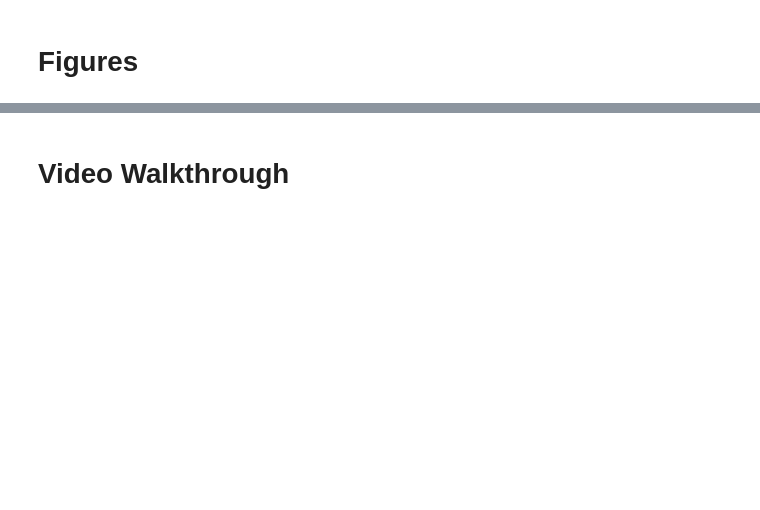
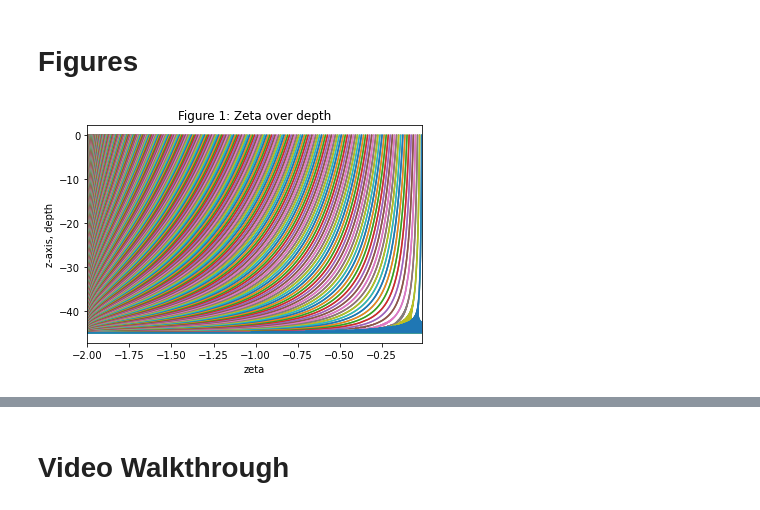
Before and after one commit to ariacreque/4610-Final-Project---Simple-Groundwater-Flow-Models-for-Seawater-Intrusion, a Jupyter notebook: Final Project(1).ipynb, the cells around one changed output, grey strips where cells are left out. Drawn from its saved outputs; the diff is of its cells as text; code cells hidden in the pictures; blank space fills up the shorter version.

```diff
--- a/Final Project(1).ipynb
+++ b/Final Project(1).ipynb
@@ -198,2 +225,98 @@ A[-1,:] = zeta0_b
 # %% [markdown]
 # Figures
+# %%
+
+### Figure 1 ###
+
+for l in range(0,len(Mf)):
+    plt.plot((Mf[l,:]),z)
+    plt.xlim(-2,-0.01)
+    plt.xlabel("zeta")
+    plt.ylabel("z-axis, depth")
+    plt.title("Figure 1: Zeta over depth")
+plt.show()
+
+### Figure 2 ###
+
+plt.contourf(t,x,Mf)
+plt.xlabel("time")
+plt.ylabel("x-axis, space (cross section)")
+plt.title("Figure 2.1: Zeta over time and space")
+#plt.ylim(-45,-38)
+plt.colorbar()
+plt.show()
+
+
+plt.contourf(x,z,np.transpose(Mf))
+plt.xlabel("x-axis, space (cross section)")
+plt.ylabel("z-axis, depth")
+plt.title("Figure 2.2: Zeta over space and depth")
+plt.colorbar()
+plt.show()
+
+
+### Figure 3 ###
+## Simulation where h is inputed into final matrix instead of zeta ##
+
+Mfh = np.zeros((L+1,500))   #final matrix
+Mfh[:,0] = -2
+Mfh[1:-1] = hi1[0:,:]
+Mfh[-1,:] = hi1[-1,:]
+
+for l in range(0,len(Mfh)):
+    if l%50==0:
+        plt.plot((Mfh[l,:]),z)
+        plt.xlim(-0.01,0.07)
+        plt.xlabel("h")
+        plt.ylabel("z-axis, depth")
+        plt.title("Figure 3: Location of the freshwater head (h) over depth")
+plt.show()
+
+### Figure 4 ###
+## Simulation of model when water is pumped from the ditch ##
+
+zetap = np.zeros((L-1,500))  #given values matrix for zeta
+hi1p = np.zeros((L-1,500))  #given values matrix for zeta
+
+zetap[:,0] = zeta0p
+zetap[-1,:] = zetaf
+
+
+for i in range(0,len(t)-1):
+
+    zetap[:,i+1] = np.linalg.inv(A)@(B@zetap[:,i])
+    hi1p[:,i+1] = zetap[:,i+1]*(-tau/T)
+
+
+
+Mfp = np.zeros((L+1,500))   #final matrix
+Mfp[:,0] = -2
+Mfp[1:-1] = zetap[0:,:]
+Mfp[-1,:] = zetap[-1,:]
+
+
+plt.contourf(z,x,Mfp)
+plt.xlabel("time")
+plt.ylabel("x-axis, space")
+plt.title("Figure 4.1: Zeta over time and space when water is pumped from the ditch")
+#plt.ylim(-45,-38)
+plt.colorbar()
+plt.show()
+
+
+
+Mfhp = np.zeros((L+1,500))   #final matrix
+Mfhp[:,0] = -2
+Mfhp[1:-1] = hi1p[0:,:]
+Mfhp[-1,:] = hi1p[-1,:]
+
+for l in range(0,len(Mfhp)):
+    if l%50==0:
+        plt.plot((Mfhp[l,:]),z)
+        plt.xlim(-0.01,0.04)
+        plt.xlabel("h")
+        plt.ylabel("z-axis, depth")
+        plt.title("Figure 4.2: Location of the freshwater head (h) over depth when water is pumped from the ditch")
+plt.show()
+# %% [output]
+[figure, added]
```
Also changed, not shown: parts of 13 cells of this notebook.
